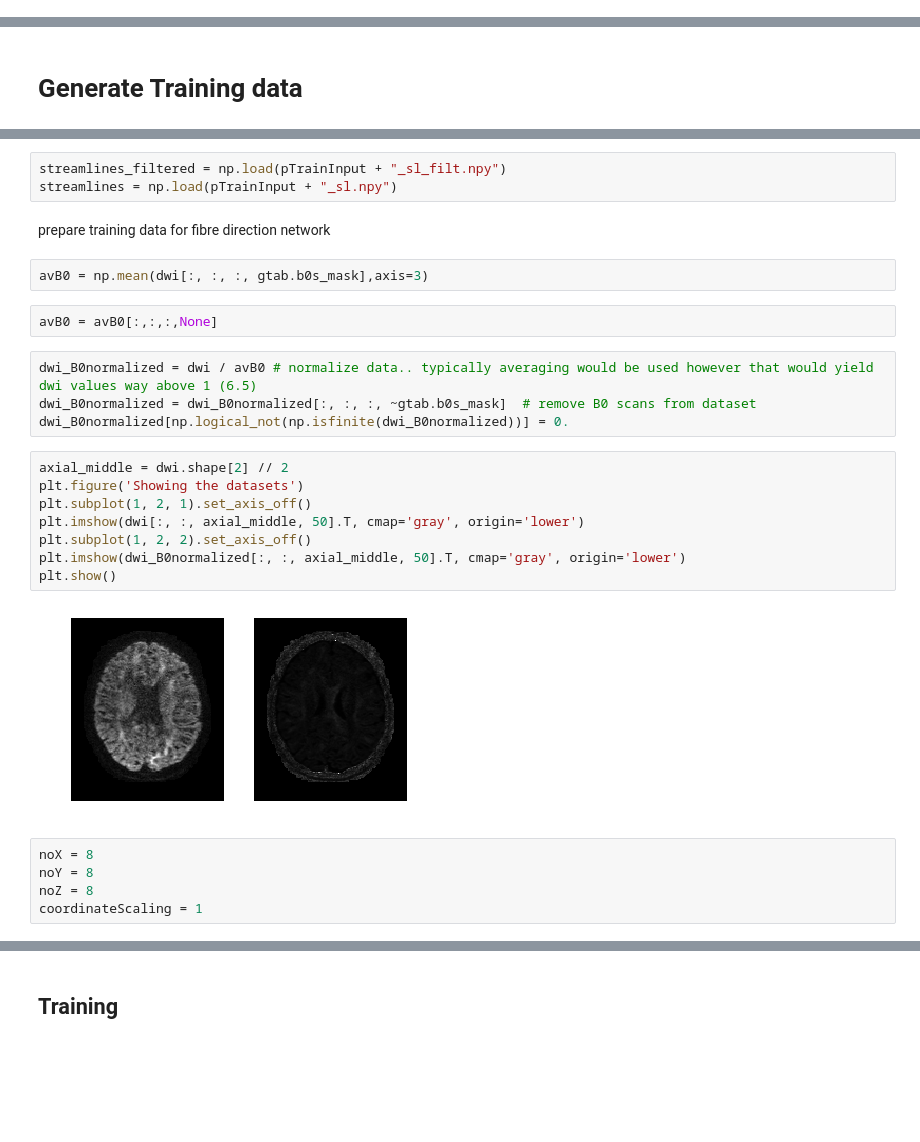
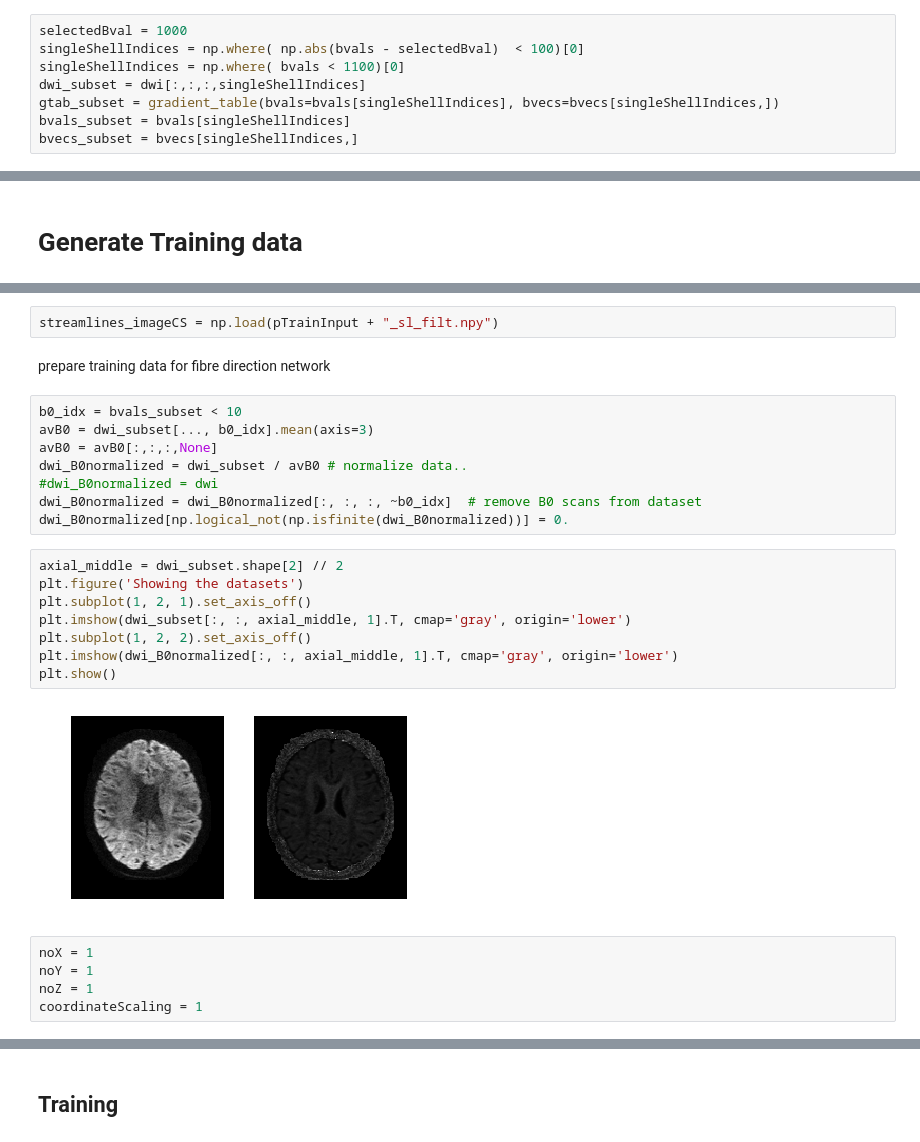
Before and after one commit to nih23/deepFibreTracking, a Jupyter notebook: tractography.ipynb, the cells around one changed output, grey strips where cells are left out. Saved outputs shown, nothing was run; the diff lists cells and outputs as text; blank space fills up the shorter version.

Commit message:
spherical harmonics, selection of single shell data, conversion into spherical polar coordinates, some bug fixes

```diff
--- a/tractography.ipynb
+++ b/tractography.ipynb
@@ -54,0 +55,8 @@ aff = np.eye(4,4)
+# %%
+selectedBval = 1000
+singleShellIndices = np.where( np.abs(bvals - selectedBval)  < 100)[0]
+singleShellIndices = np.where( bvals < 1100)[0]
+dwi_subset = dwi[:,:,:,singleShellIndices]
+gtab_subset = gradient_table(bvals=bvals[singleShellIndices], bvecs=bvecs[singleShellIndices,])
+bvals_subset = bvals[singleShellIndices]
+bvecs_subset = bvecs[singleShellIndices,]
@@ -192,29 +270,28 @@ np.save(pTrainInput + "_seeds.npy",ccseeds)
 # %%
-streamlines_filtered = np.load(pTrainInput + "_sl_filt.npy")
-streamlines = np.load(pTrainInput + "_sl.npy")
+streamlines_imageCS = np.load(pTrainInput + "_sl_filt.npy")
 # %% [markdown]
 prepare training data for fibre direction network
-# %%
-avB0 = np.mean(dwi[:, :, :, gtab.b0s_mask],axis=3)
-# %%
-avB0 = avB0[:,:,:,None]
 # %%
-dwi_B0normalized = dwi / avB0 # normalize data.. typically averaging would be used however that would yield dwi values way above 1 (6.5)
-dwi_B0normalized = dwi_B0normalized[:, :, :, ~gtab.b0s_mask]  # remove B0 scans from dataset
+b0_idx = bvals_subset < 10
+avB0 = dwi_subset[..., b0_idx].mean(axis=3)
+avB0 = avB0[:,:,:,None]
+dwi_B0normalized = dwi_subset / avB0 # normalize data..
+#dwi_B0normalized = dwi
+dwi_B0normalized = dwi_B0normalized[:, :, :, ~b0_idx]  # remove B0 scans from dataset
 dwi_B0normalized[np.logical_not(np.isfinite(dwi_B0normalized))] = 0.
 # %%
-axial_middle = dwi.shape[2] // 2
+axial_middle = dwi_subset.shape[2] // 2
 plt.figure('Showing the datasets')
 plt.subplot(1, 2, 1).set_axis_off()
-plt.imshow(dwi[:, :, axial_middle, 50].T, cmap='gray', origin='lower')
+plt.imshow(dwi_subset[:, :, axial_middle, 1].T, cmap='gray', origin='lower')
 plt.subplot(1, 2, 2).set_axis_off()
-plt.imshow(dwi_B0normalized[:, :, axial_middle, 50].T, cmap='gray', origin='lower')
+plt.imshow(dwi_B0normalized[:, :, axial_middle, 1].T, cmap='gray', origin='lower')
 plt.show()
 # %% [output]
-[figure, old version]
+[figure, new version]
 # %%
-noX = 8
-noY = 8
-noZ = 8
+noX = 1
+noY = 1
+noZ = 1
 coordinateScaling = 1
 # %%
```
Also changed, not shown: parts of 86 cells of this notebook, 4 other files.
